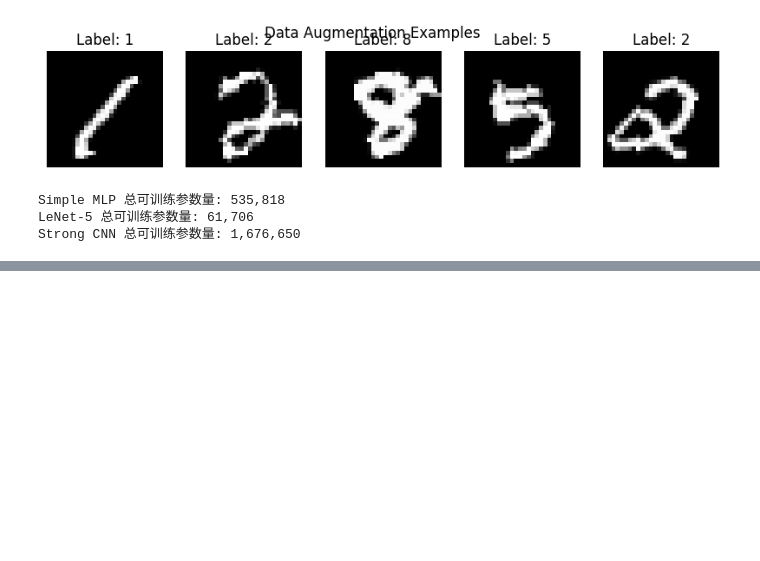
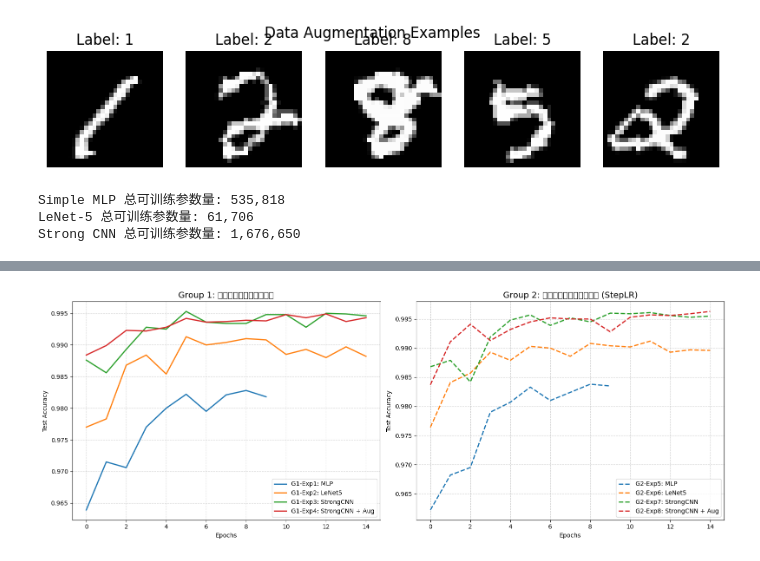
Before and after one commit to CCAAttking7/MNIST_three_method, a Jupyter notebook: mnist_comparsion.ipynb, the cells around one changed output, grey strips where cells are left out. Drawn from its saved outputs; the diff is of its cells as text; code cells hidden in the pictures; blank space fills up the shorter version.

```diff
--- a/mnist_comparsion.ipynb
+++ b/mnist_comparsion.ipynb
@@ -378,0 +432,38 @@ UnboundLocalError: cannot access local variable 'test_loss' where it is not asso
+# %%
+#Cell8 曲线可视化
+
+plt.figure(figsize=(16, 6))
+
+# --- 子图 1: Group 1 (Fixed LR) ---
+plt.subplot(1, 2, 1)
+for exp_id in [f"G1-Exp{i}" for i in range(1, 5)]:
+    history = ALL_RESULTS[exp_id]['history']
+    label = f"{exp_id}: {df.loc[df['实验ID']==exp_id, '模型架构'].values[0]}"
+    if "Exp4" in exp_id: label += " + Aug"
+    plt.plot(history['test_acc'], label=label, linewidth=2)
+
+plt.title("Group 1: 固定学习率下准确率曲线", fontsize=14)
+plt.xlabel("Epochs")
+plt.ylabel("Test Accuracy")
+plt.legend()
+plt.grid(True, linestyle='--', alpha=0.6)
+
+# --- 子图 2: Group 2 (StepLR) ---
+plt.subplot(1, 2, 2)
+for exp_id in [f"G2-Exp{i}" for i in range(5, 9)]:
+    history = ALL_RESULTS[exp_id]['history']
+    label = f"{exp_id}: {df.loc[df['实验ID']==exp_id, '模型架构'].values[0]}"
+    if "Exp8" in exp_id: label += " + Aug"
+    plt.plot(history['test_acc'], label=label, linewidth=2, linestyle='--')
+
+plt.title("Group 2: 动态学习率下准确率曲线 (StepLR)", fontsize=14)
+plt.xlabel("Epochs")
+plt.ylabel("Test Accuracy")
+plt.legend()
+plt.grid(True, linestyle='--', alpha=0.6)
+
+plt.tight_layout()
+plt.savefig('learning_curves_comparison.png', dpi=300) # 保存高清图用于报告
+plt.show()
+# %% [output]
+[figure, added]
```
Also changed, not shown: parts of 2 cells of this notebook, 1 other file.
